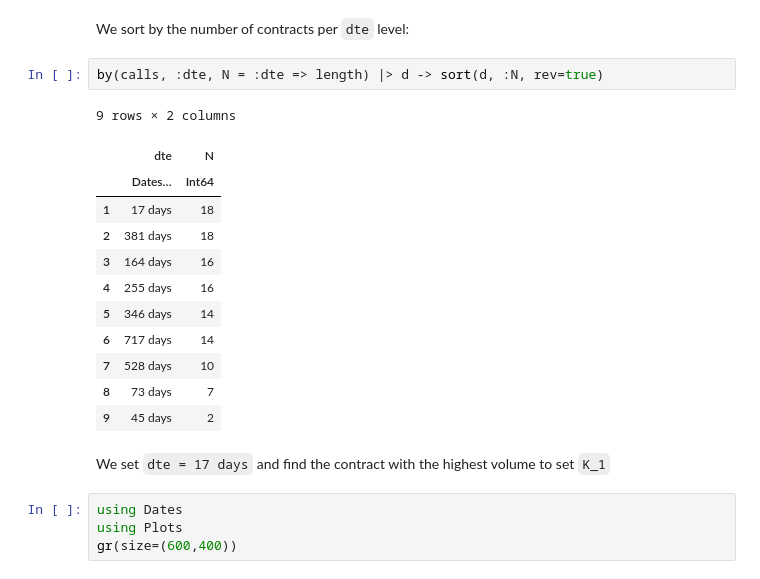
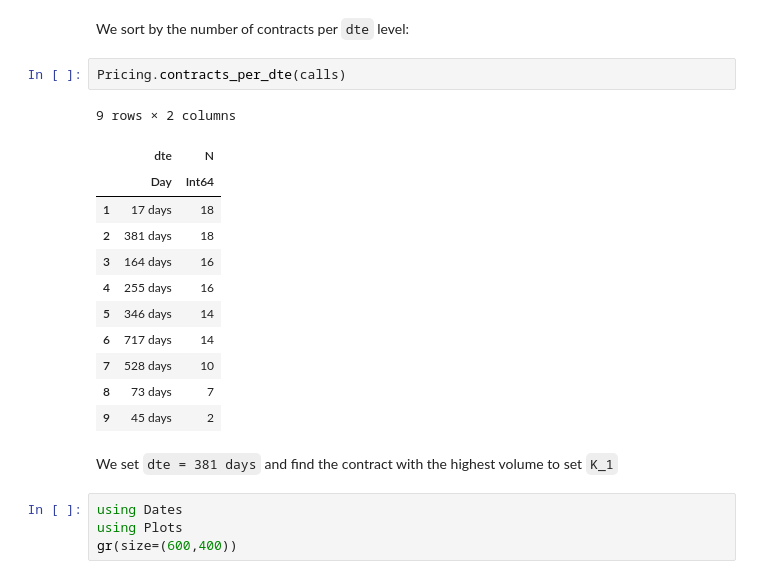
Before and after one commit to lambdaclass/options_pricing, a Jupyter notebook: notebooks/option-pricing-under-power-laws.ipynb, the cells around one changed output. Cells and saved outputs as stored; diff of their text form.

```diff
--- a/notebooks/option-pricing-under-power-laws.ipynb
+++ b/notebooks/option-pricing-under-power-laws.ipynb
@@ -100,22 +93,22 @@ calls[!, :K] .= calls.strike ./ calls.underlying_last * 100;
 # %% [markdown]
 We sort by the number of contracts per `dte` level:
-# %%
-by(calls, :dte, N = :dte => length) |> d -> sort(d, :N, rev=true)
-# %% [output]
-9 rows × 2 columns
-|  | dte | N |
-|  | Dates… | Int64 |
-| 1 | 17 days | 18 |
-| 2 | 381 days | 18 |
-| 3 | 164 days | 16 |
-| 4 | 255 days | 16 |
-| 5 | 346 days | 14 |
-| 6 | 717 days | 14 |
-| 7 | 528 days | 10 |
-| 8 | 73 days | 7 |
-| 9 | 45 days | 2 |
+# %%
+Pricing.contracts_per_dte(calls)
+# %% [output]
+9 rows × 2 columns
+|  | dte | N |
+|  | Day | Int64 |
+| 1 | 17 days | 18 |
+| 2 | 381 days | 18 |
+| 3 | 164 days | 16 |
+| 4 | 255 days | 16 |
+| 5 | 346 days | 14 |
+| 6 | 717 days | 14 |
+| 7 | 528 days | 10 |
+| 8 | 73 days | 7 |
+| 9 | 45 days | 2 |
 # %% [markdown]
-We set `dte = 17 days` and find the contract with the highest volume to set `K_1`
+We set `dte = 381 days` and find the contract with the highest volume to set `K_1`
 # %%
 using Dates
 using Plots
```
Also changed, not shown: parts of 33 cells of this notebook, 1 other file.
